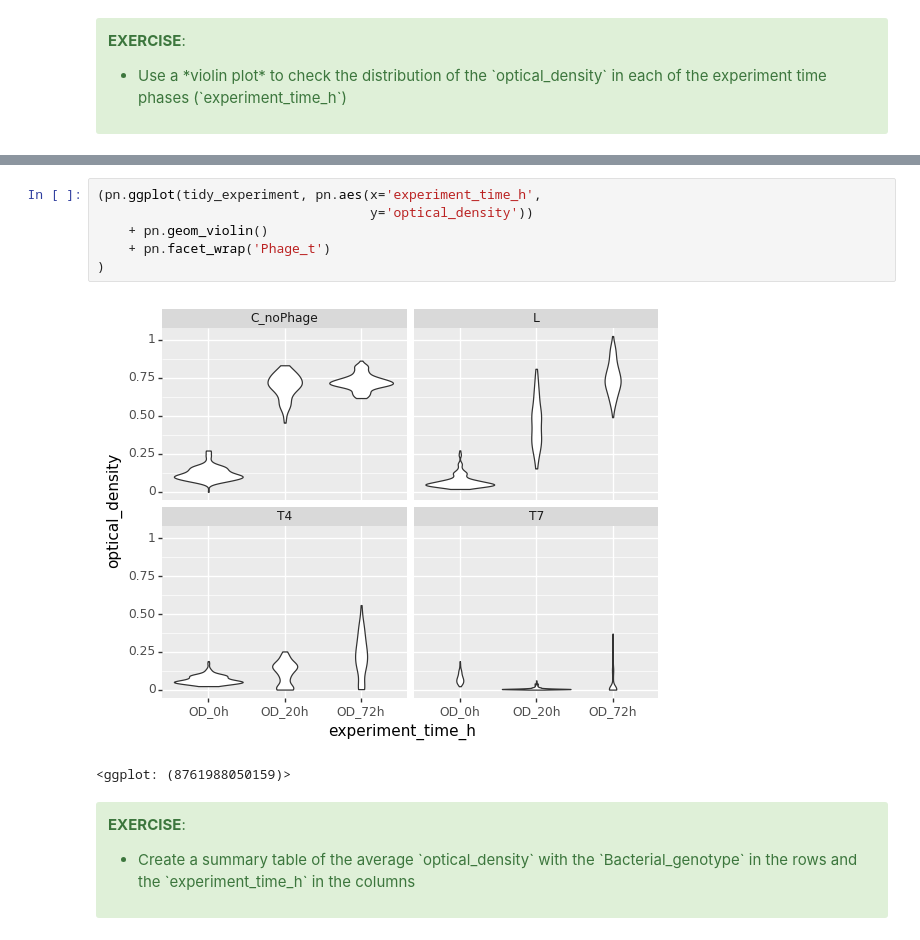
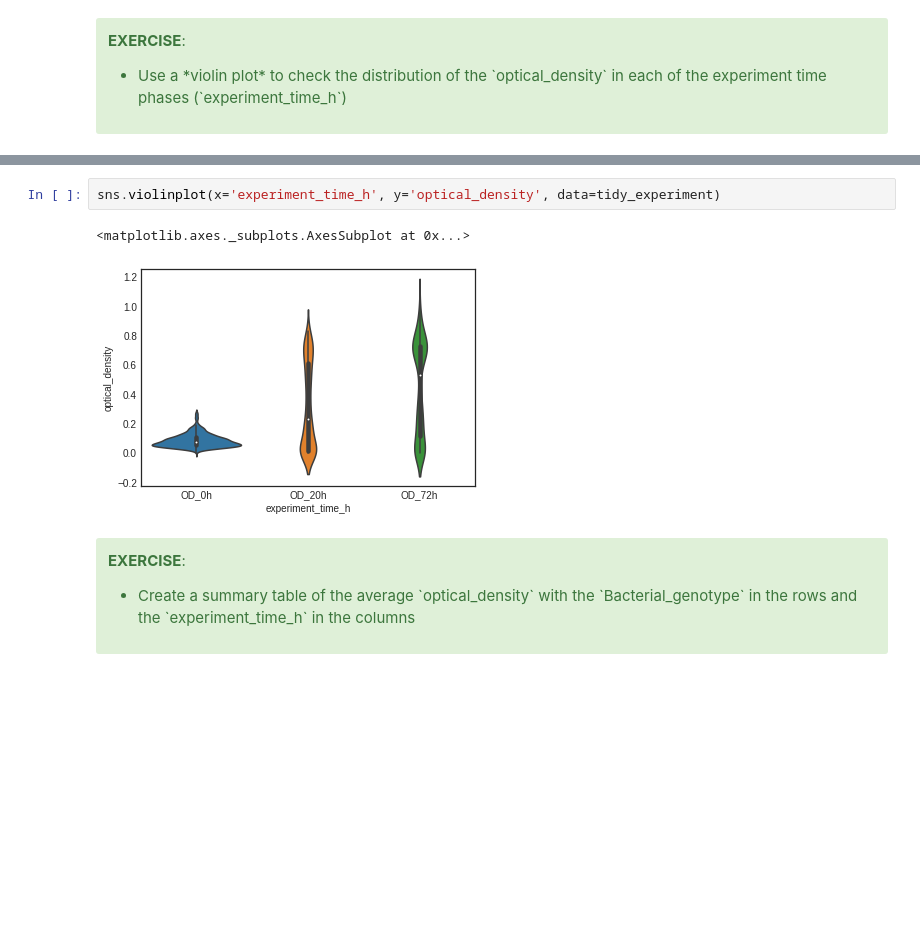
Before and after one commit to jorisvandenbossche/2018-Bordeaux-pandas-course, a Jupyter notebook: _solved/case3_bacterial_resistance_lab_experiment.ipynb, the cells around one changed output, grey strips where cells are left out. Drawn from its saved outputs; the diff is of its cells as text; blank space fills up the shorter version.

```diff
--- a/_solved/case3_bacterial_resistance_lab_experiment.ipynb
+++ b/_solved/case3_bacterial_resistance_lab_experiment.ipynb
@@ -170,12 +150,8 @@ tidy_experiment.head()
-# %%
-(pn.ggplot(tidy_experiment, pn.aes(x='experiment_time_h',
-                                   y='optical_density'))
-    + pn.geom_violin()
-    + pn.facet_wrap('Phage_t')
-)
-# %% [output]
-[figure, removed]
-<ggplot: (8761988050159)>
+# %%
+sns.violinplot(x='experiment_time_h', y='optical_density', data=tidy_experiment)
+# %% [output]
+<matplotlib.axes._subplots.AxesSubplot at 0x...>
+[figure, added]
 # %% [markdown]
 <div class="alert alert-success">
 
```
Also changed, not shown: parts of 19 cells of this notebook, 3 other files.
